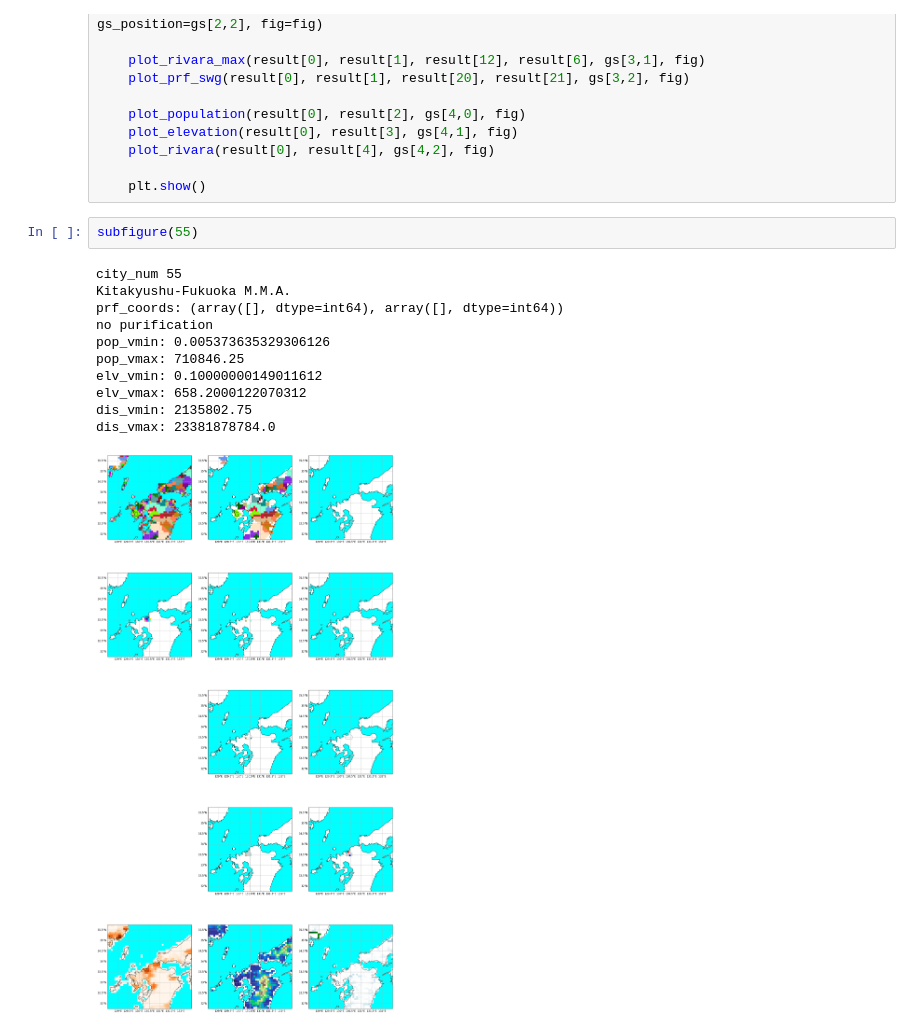
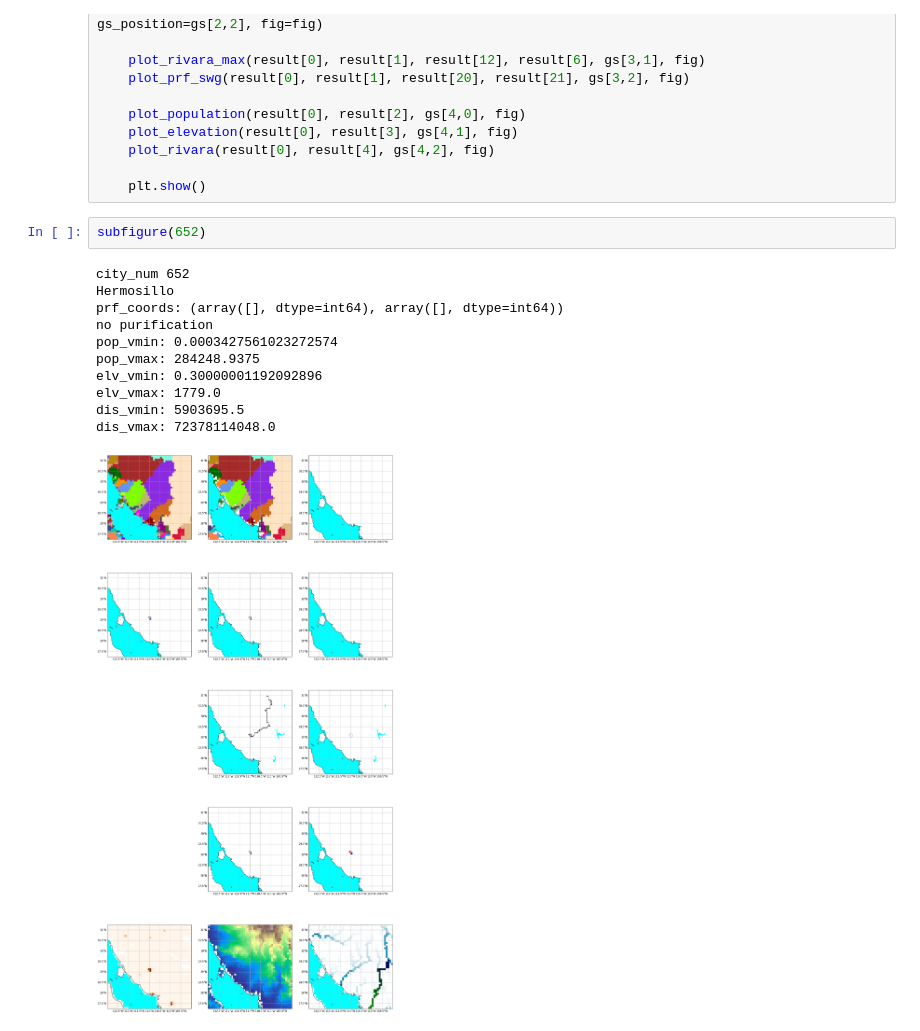
Before and after one commit to HalKiyo/h08_urban, a Jupyter notebook: global_city/pst/josui_gesui.ipynb, the cells around one changed output. Saved outputs shown, nothing was run; the diff lists cells and outputs as text.

```diff
--- a/global_city/pst/josui_gesui.ipynb
+++ b/global_city/pst/josui_gesui.ipynb
@@ -1412,16 +1429,16 @@ def subfigure(target_index):
 
     plt.show()
 # %%
-subfigure(55)
+subfigure(652)
 # %% [output]
-city_num 55
-Kitakyushu-Fukuoka M.M.A.
+city_num 652
+Hermosillo
 prf_coords: (array([], dtype=int64), array([], dtype=int64))
 no purification
-pop_vmin: 0.005373635329306126
-pop_vmax: 710846.25
-elv_vmin: 0.10000000149011612
-elv_vmax: 658.2000122070312
-dis_vmin: 2135802.75
-dis_vmax: 23381878784.0
+pop_vmin: 0.0003427561023272574
+pop_vmax: 284248.9375
+elv_vmin: 0.30000001192092896
+elv_vmax: 1779.0
+dis_vmin: 5903695.5
+dis_vmax: 72378114048.0
-[figure, old version]
+[figure, new version]
```
Also changed, not shown: parts of 1 cell of this notebook, 3 other files.
